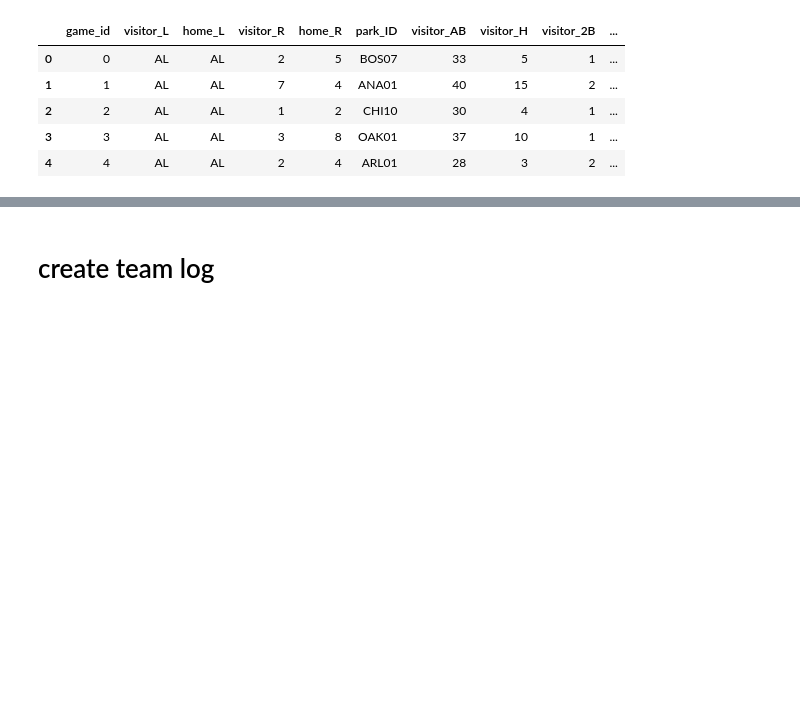
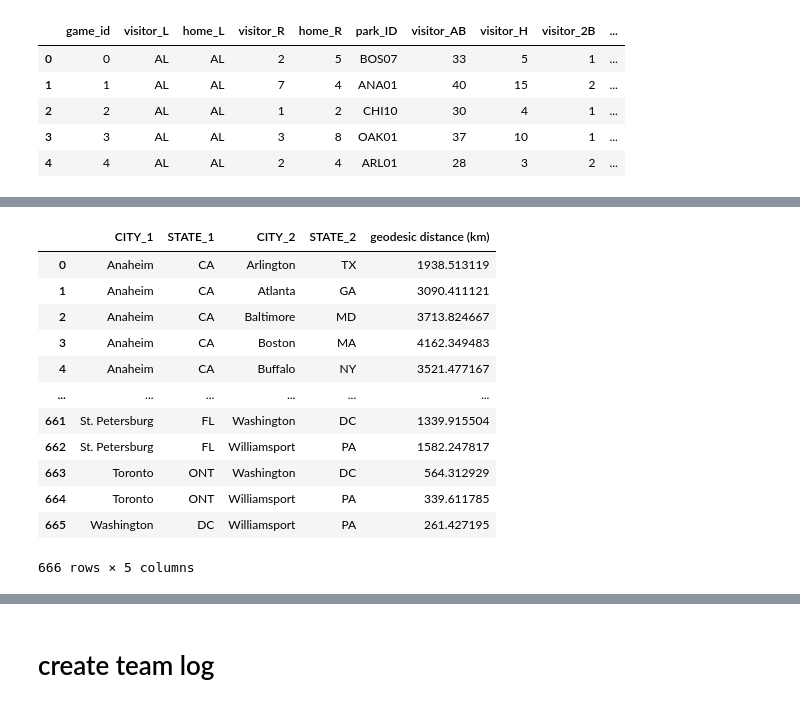
Before and after one commit to lanejere5/mlb, a Jupyter notebook: elo/features.ipynb, the cells around one changed output, grey strips where cells are left out. Drawn from its saved outputs; the diff is of its cells as text; code cells hidden in the pictures; blank space fills up the shorter version.

```diff
--- a/elo/features.ipynb
+++ b/elo/features.ipynb
@@ -220,0 +289,33 @@ parkcode.txt        100%[===================>]  20.22K  --.-KB/s    in 0.02s
+# %%
+# get pairwise distances between cities
+
+from geopy.distance import geodesic
+
+distances = []
+
+for i in range(len(lat_long_df)):
+    c_i, s_i = lat_long_df.loc[i, 'CITY'], lat_long_df.loc[i, 'STATE']
+    ll_i = (lat_long_df.loc[i, 'lat'], lat_long_df.loc[i, 'long'])
+    for j in range(i+1, len(lat_long_df)):
+        ll_j = (lat_long_df.loc[j, 'lat'], lat_long_df.loc[j, 'long'])
+        d = geodesic(ll_i, ll_j).kilometers
+        distances.append((c_i, s_i, lat_long_df.loc[j, 'CITY'], lat_long_df.loc[j, 'STATE'], d))
+        time.sleep(1.1) # avoid getting rate limited by openstreetmap
+# %%
+distances_df = pd.DataFrame(data=distances, columns=['CITY_1', 'STATE_1', 'CITY_2', 'STATE_2', 'geodesic distance (km)'])
+# %%
+distances_df
+# %% [output]
+|  | CITY_1 | STATE_1 | CITY_2 | STATE_2 | geodesic distance (km) |
+| 0 | Anaheim | CA | Arlington | TX | 1938.513119 |
+| 1 | Anaheim | CA | Atlanta | GA | 3090.411121 |
+| 2 | Anaheim | CA | Baltimore | MD | 3713.824667 |
+| 3 | Anaheim | CA | Boston | MA | 4162.349483 |
+| 4 | Anaheim | CA | Buffalo | NY | 3521.477167 |
+| ... | ... | ... | ... | ... | ... |
+| 661 | St. Petersburg | FL | Washington | DC | 1339.915504 |
+| 662 | St. Petersburg | FL | Williamsport | PA | 1582.247817 |
+| 663 | Toronto | ONT | Washington | DC | 564.312929 |
+| 664 | Toronto | ONT | Williamsport | PA | 339.611785 |
+| 665 | Washington | DC | Williamsport | PA | 261.427195 |
+666 rows × 5 columns
```
Also changed, not shown: parts of 14 cells of this notebook.
